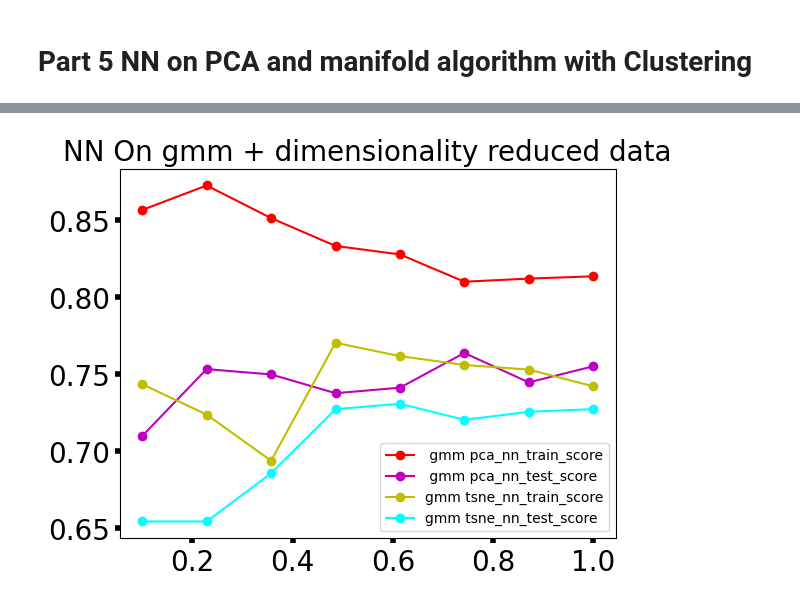
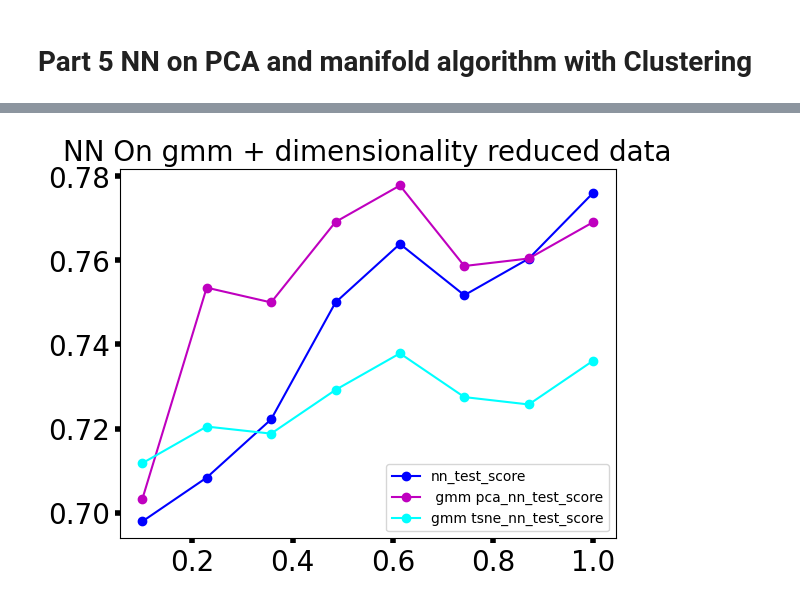
Before and after one commit to mlin3happy/ML-Learning, a Jupyter notebook: Unsupervised_Learning_Diabetes.ipynb, the cells around one changed output, grey strips where cells are left out. Cells and saved outputs as stored; diff of their text form; code cells hidden in the pictures.

```diff
--- a/Unsupervised_Learning_Diabetes.ipynb
+++ b/Unsupervised_Learning_Diabetes.ipynb
@@ -489,6 +555,8 @@ df=pd.read_csv("https://raw.githubusercontent.com/plotly/datasets/master/diabete
 df.dropna(inplace=True)
 X=df.drop(columns=['Outcome'])
 y=df['Outcome']
+X_scaled=scaler.fit_transform(X)
+x_dataframe=pd.DataFrame(data=X_scaled, columns=df.columns[1:])
 
 pca=PCA(random_state=42)
 pca_result=pca.fit_transform(X)
@@ -505,15 +573,17 @@ kmeans_pca_df_nn=pd.concat([kmeans_pca_nn_data,y], axis=1)
 X=kmeans_pca_df_nn.drop(columns=['Outcome'])
 y=kmeans_pca_df_nn['Outcome']
 x_train,x_test,y_train,y_test=train_test_split(X,y,test_size=0.25, random_state=42)
-kmeans_pca_nn_train_score,kmeans_pca_nn_test_score=NN_learner(x_train,x_test,y_train,y_test)
+kmeans_pca_nn_train_score,kmeans_pca_nn_test_score, kmeans_pca_nn_loss=NN_learner(x_train,x_test,y_train,y_test)
 # %%
 df=pd.read_csv("https://raw.githubusercontent.com/plotly/datasets/master/diabetes.csv", delimiter=",")
 df.dropna(inplace=True)
 X=df.drop(columns=['Outcome'])
 y=df['Outcome']
+X_scaled=scaler.fit_transform(X)
+x_dataframe=pd.DataFrame(data=X_scaled, columns=df.columns[1:])
 
 tsne=TSNE(n_components=3, perplexity=300)
-tsne_result=tsne.fit_transform(X)
+tsne_result=tsne.fit_transform(x_dataframe)
 tsne_df=pd.DataFrame(data=tsne_result, columns=['tsne1','tsne2','tsne3'])
 
 kmeans_tsne_nn_prediction=KMeans(n_clusters=4, random_state=42).fit_predict(tsne_df)
@@ -525,16 +595,18 @@ kmeans_tsne_df_nn=pd.concat([kmeans_tsne_nn_data,y], axis=1)
 X=kmeans_tsne_df_nn.drop(columns=['Outcome'])
 y=kmeans_tsne_df_nn['Outcome']
 x_train,x_test,y_train,y_test=train_test_split(X,y,test_size=0.25, random_state=42)
-kmeans_tsne_nn_train_score,kmeans_tsne_nn_test_score=NN_learner(x_train,x_test,y_train,y_test)
+kmeans_tsne_nn_train_score,kmeans_tsne_nn_test_score, kmeans_tsne_nn_loss=NN_learner(x_train,x_test,y_train,y_test)
 # print(pca_nn)
 # %%
 df=pd.read_csv("https://raw.githubusercontent.com/plotly/datasets/master/diabetes.csv", delimiter=",")
 df.dropna(inplace=True)
 X=df.drop(columns=['Outcome'])
 y=df['Outcome']
+X_scaled=scaler.fit_transform(X)
+x_dataframe=pd.DataFrame(data=X_scaled, columns=df.columns[1:])
 
 tsne=TSNE(n_components=3, perplexity=300)
-tsne_result=tsne.fit_transform(X)
+tsne_result=tsne.fit_transform(x_dataframe)
 tsne_df=pd.DataFrame(data=tsne_result, columns=['tsne1','tsne2','tsne3'])
 
 gmm=GaussianMixture(n_components=2, random_state=42)
@@ -548,17 +620,18 @@ gauss_tsne_df_nn=pd.concat([gauss_tsne_nn_data,y], axis=1)
 X=gauss_tsne_df_nn.drop(columns=['Outcome'])
 y=gauss_tsne_df_nn['Outcome']
 x_train,x_test,y_train,y_test=train_test_split(X,y,test_size=0.25, random_state=42)
-gauss_tsne_nn_train_score,gauss_tsne_nn_test_score=NN_learner(x_train,x_test,y_train,y_test)
+gauss_tsne_nn_train_score,gauss_tsne_nn_test_score,gauss_tsne_loss=NN_learner(x_train,x_test,y_train,y_test)
 # print(pca_nn)
 # %%
 df=pd.read_csv("https://raw.githubusercontent.com/plotly/datasets/master/diabetes.csv", delimiter=",")
 df.dropna(inplace=True)
 X=df.drop(columns=['Outcome'])
 y=df['Outcome']
-
+X_scaled=scaler.fit_transform(X)
+x_dataframe=pd.DataFrame(data=X_scaled, columns=df.columns[1:])
 
 pca=PCA(random_state=42)
-pca_result=pca.fit_transform(X)
+pca_result=pca.fit_transform(x_dataframe)
 pca_df=pd.DataFrame(data=pca_result, columns=X.columns)
 
 gmm=GaussianMixture(n_components=4, random_state=42)
@@ -568,11 +641,9 @@ gmm_pca_nn_df=pd.DataFrame(data=gmm_pca_nn_prediction, columns=['cluster'])
 gmm_pca_nn_data=pd.concat([pca_df,gmm_pca_nn_df], axis=1)
 gmm_pca_df_nn=pd.concat([gmm_pca_nn_data,y], axis=1)
 
-
-
 X=gmm_pca_df_nn.drop(columns=['Outcome'])
 y=gmm_pca_df_nn['Outcome']
 x_train,x_test,y_train,y_test=train_test_split(X,y,test_size=0.25, random_state=42)
-gmm_pca_nn_train_score,gmm_pca_nn_test_score=NN_learner(x_train,x_test,y_train,y_test)
+gmm_pca_nn_train_score,gmm_pca_nn_test_score,gmm_pca_loss=NN_learner(x_train,x_test,y_train,y_test)
 # %%
 train_sizes=np.linspace(0.1,1.0,8)
@@ -589,11 +663,13 @@ plt.show()
 # %%
-plt.plot(train_sizes, gmm_pca_nn_train_score, marker='o', label=' gmm pca_nn_train_score', c='r')
+# plt.plot(train_sizes, nn_train_score, marker='o', label='nn_train_score', c='g')
+plt.plot(train_sizes, nn_test_score, marker='o', label='nn_test_score', c='b')
+# plt.plot(train_sizes, gmm_pca_nn_train_score, marker='o', label=' gmm pca_nn_train_score', c='r')
 plt.plot(train_sizes, gmm_pca_nn_test_score, marker='o', label=' gmm pca_nn_test_score', c='m')
-plt.plot(train_sizes, gauss_tsne_nn_train_score, marker='o', label='gmm tsne_nn_train_score', c='y')
+# plt.plot(train_sizes, gauss_tsne_nn_train_score, marker='o', label='gmm tsne_nn_train_score', c='y')
 plt.plot(train_sizes, gauss_tsne_nn_test_score, marker='o', label='gmm tsne_nn_test_score', c='cyan')
 plt.legend()
 plt.tick_params(labelsize=20, width=4)
 plt.title("NN On gmm + dimensionality reduced data", fontsize=20)
 plt.show()
 # %% [output]
-[figure, old version]
+[figure, new version]
```
Also changed, not shown: parts of 16 cells of this notebook.
